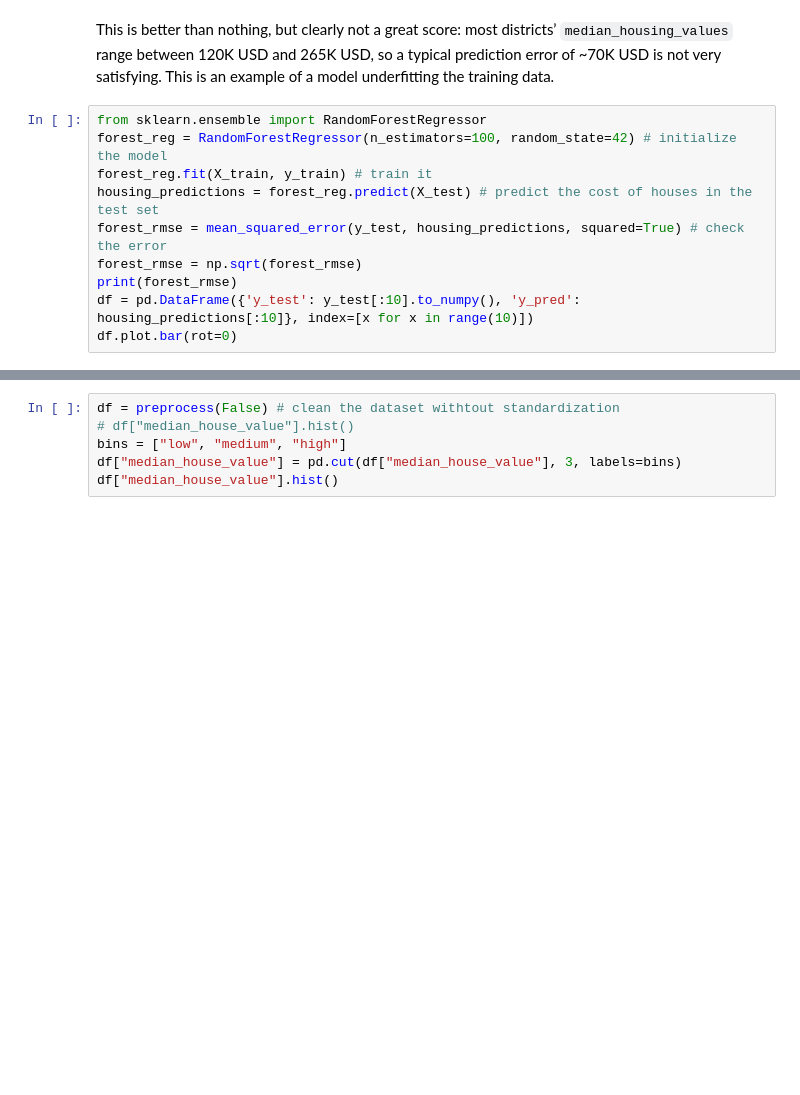
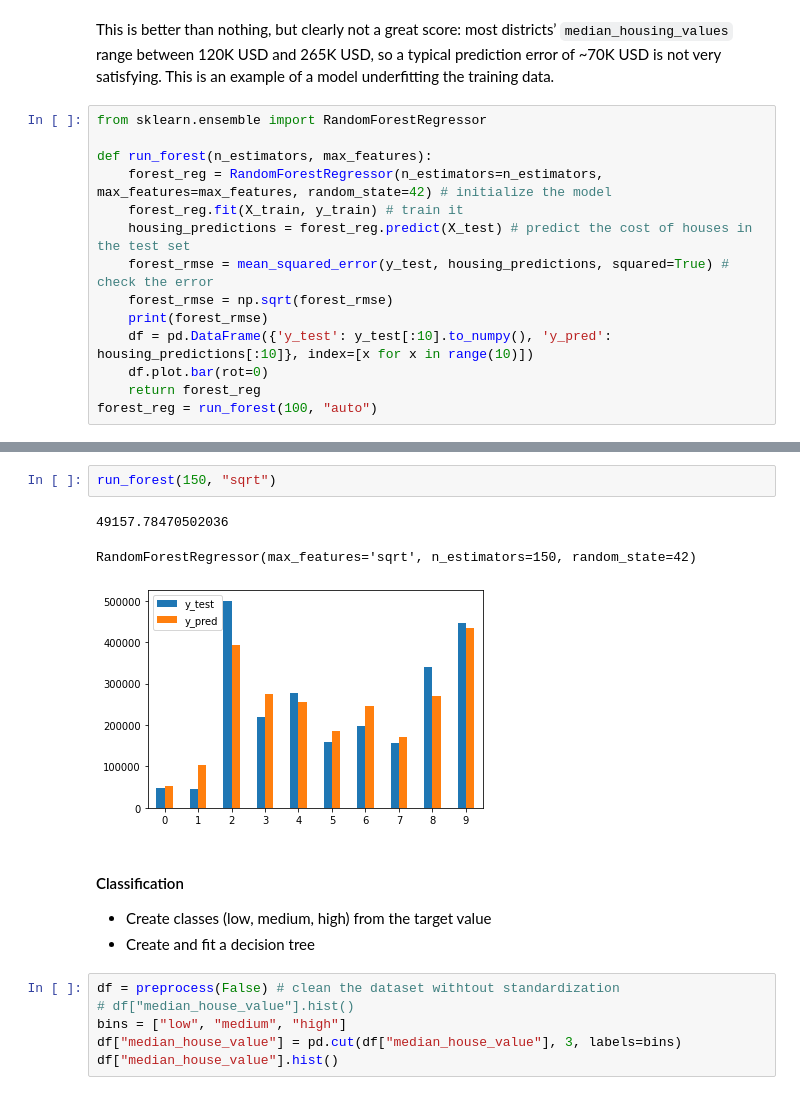
Before and after one commit to w4bo/teaching-handsondatapipelines, a Jupyter notebook: 02-MachineLearning/02-MachineLearning.ipynb, the cells around one changed output, grey strips where cells are left out. Cells and saved outputs as stored; diff of their text form; blank space fills up the shorter version.

```diff
--- a/02-MachineLearning/02-MachineLearning.ipynb
+++ b/02-MachineLearning/02-MachineLearning.ipynb
@@ -121,13 +121,17 @@ This is better than nothing, but clearly not a great score: most districts’ `m
 data.
 # %%
 from sklearn.ensemble import RandomForestRegressor
-forest_reg = RandomForestRegressor(n_estimators=100, random_state=42) # initialize the model
-forest_reg.fit(X_train, y_train) # train it
-housing_predictions = forest_reg.predict(X_test) # predict the cost of houses in the test set
-forest_rmse = mean_squared_error(y_test, housing_predictions, squared=True) # check the error
-forest_rmse = np.sqrt(forest_rmse)
-print(forest_rmse)
-df = pd.DataFrame({'y_test': y_test[:10].to_numpy(), 'y_pred': housing_predictions[:10]}, index=[x for x in range(10)])
-df.plot.bar(rot=0)
+
+def run_forest(n_estimators, max_features):
+    forest_reg = RandomForestRegressor(n_estimators=n_estimators, max_features=max_features, random_state=42) # initialize the model
+    forest_reg.fit(X_train, y_train) # train it
+    housing_predictions = forest_reg.predict(X_test) # predict the cost of houses in the test set
+    forest_rmse = mean_squared_error(y_test, housing_predictions, squared=True) # check the error
+    forest_rmse = np.sqrt(forest_rmse)
+    print(forest_rmse)
+    df = pd.DataFrame({'y_test': y_test[:10].to_numpy(), 'y_pred': housing_predictions[:10]}, index=[x for x in range(10)])
+    df.plot.bar(rot=0)
+    return forest_reg
+forest_reg = run_forest(100, "auto")
 # %% [output]
 50155.05753085368
@@ -136,3 +195,14 @@ df.plot.bar(rot=0)
+# %%
+run_forest(150, "sqrt")
+# %% [output]
+49157.78470502036
+RandomForestRegressor(max_features='sqrt', n_estimators=150, random_state=42)
+[figure, added]
+# %% [markdown]
+#### Classification
+
+- Create classes (low, medium, high) from the target value
+- Create and fit a decision tree
 # %%
 df = preprocess(False) # clean the dataset withtout standardization
 # df["median_house_value"].hist()
```
Also changed, not shown: parts of 4 cells of this notebook.
